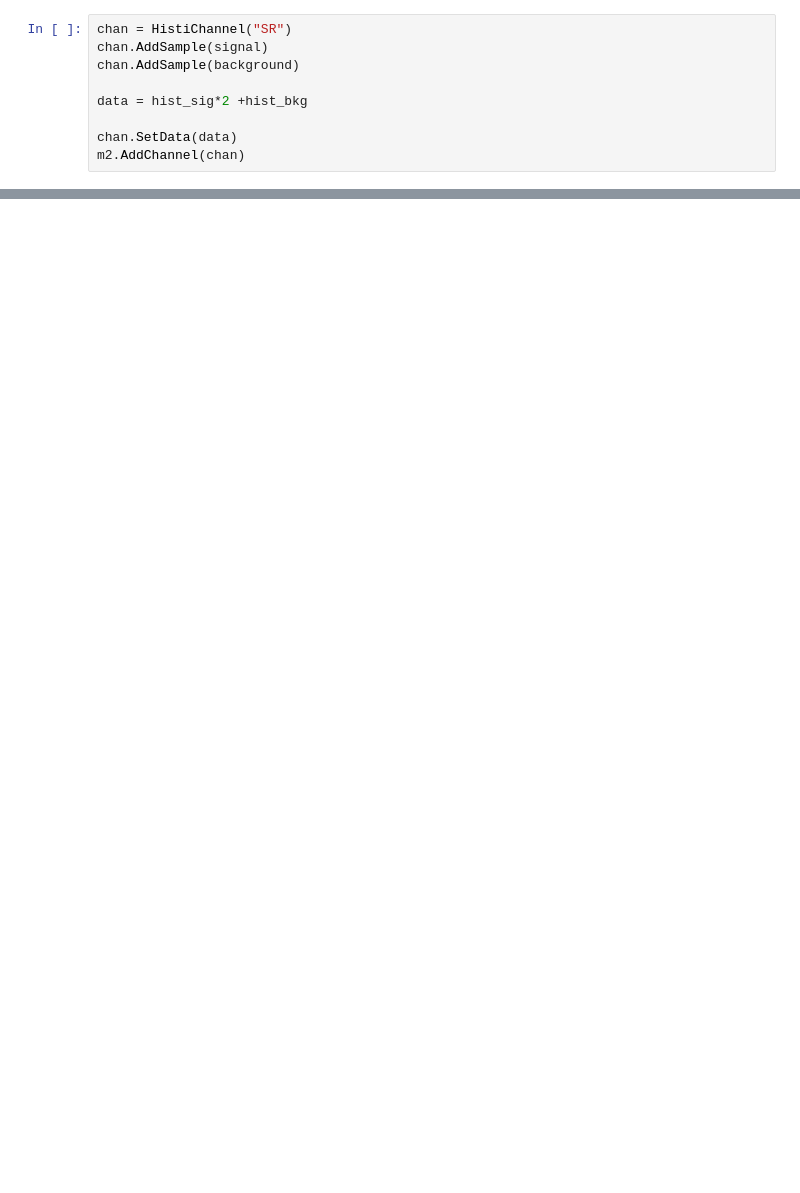
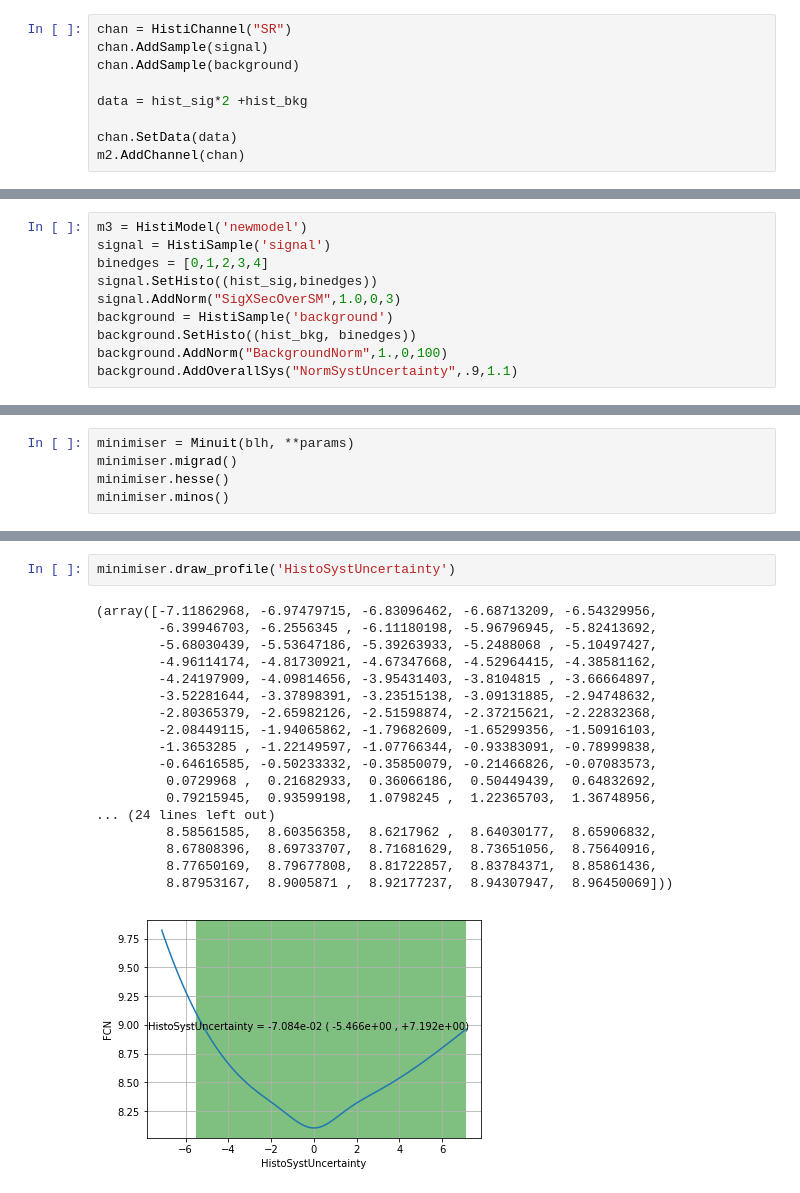
Before and after one commit to Histimator/Histimator, a Jupyter notebook: TestingConstraints.ipynb, the cells around one changed output, grey strips where cells are left out. Drawn from its saved outputs; the diff is of its cells as text; blank space fills up the shorter version.

```diff
--- a/TestingConstraints.ipynb
+++ b/TestingConstraints.ipynb
@@ -265,0 +221,10 @@ fcn is called with following arguments:
+# %%
+m3 = HistiModel('newmodel')
+signal = HistiSample('signal')
+binedges = [0,1,2,3,4]
+signal.SetHisto((hist_sig,binedges))
+signal.AddNorm("SigXSecOverSM",1.0,0,3)
+background = HistiSample('background')
+background.SetHisto((hist_bkg, binedges))
+background.AddNorm("BackgroundNorm",1.,0,100)
+background.AddOverallSys("NormSystUncertainty",.9,1.1)
@@ -265,0 +264,5 @@ fcn is called with following arguments:
+# %%
+minimiser = Minuit(blh, **params)
+minimiser.migrad()
+minimiser.hesse()
+minimiser.minos()
@@ -265,0 +307,21 @@ fcn is called with following arguments:
+# %%
+minimiser.draw_profile('HistoSystUncertainty')
+# %% [output]
+(array([-7.11862968, -6.97479715, -6.83096462, -6.68713209, -6.54329956,
+        -6.39946703, -6.2556345 , -6.11180198, -5.96796945, -5.82413692,
+        -5.68030439, -5.53647186, -5.39263933, -5.2488068 , -5.10497427,
+        -4.96114174, -4.81730921, -4.67347668, -4.52964415, -4.38581162,
+        -4.24197909, -4.09814656, -3.95431403, -3.8104815 , -3.66664897,
+        -3.52281644, -3.37898391, -3.23515138, -3.09131885, -2.94748632,
+        -2.80365379, -2.65982126, -2.51598874, -2.37215621, -2.22832368,
+        -2.08449115, -1.94065862, -1.79682609, -1.65299356, -1.50916103,
+        -1.3653285 , -1.22149597, -1.07766344, -0.93383091, -0.78999838,
+        -0.64616585, -0.50233332, -0.35850079, -0.21466826, -0.07083573,
+         0.0729968 ,  0.21682933,  0.36066186,  0.50449439,  0.64832692,
+         0.79215945,  0.93599198,  1.0798245 ,  1.22365703,  1.36748956,
+... (24 lines left out)
+         8.58561585,  8.60356358,  8.6217962 ,  8.64030177,  8.65906832,
+         8.67808396,  8.69733707,  8.71681629,  8.73651056,  8.75640916,
+         8.77650169,  8.79677808,  8.81722857,  8.83784371,  8.85861436,
+         8.87953167,  8.9005871 ,  8.92177237,  8.94307947,  8.96450069]))
+[figure, added]
```
Also changed, not shown: parts of 17 cells of this notebook, 3 other files.
